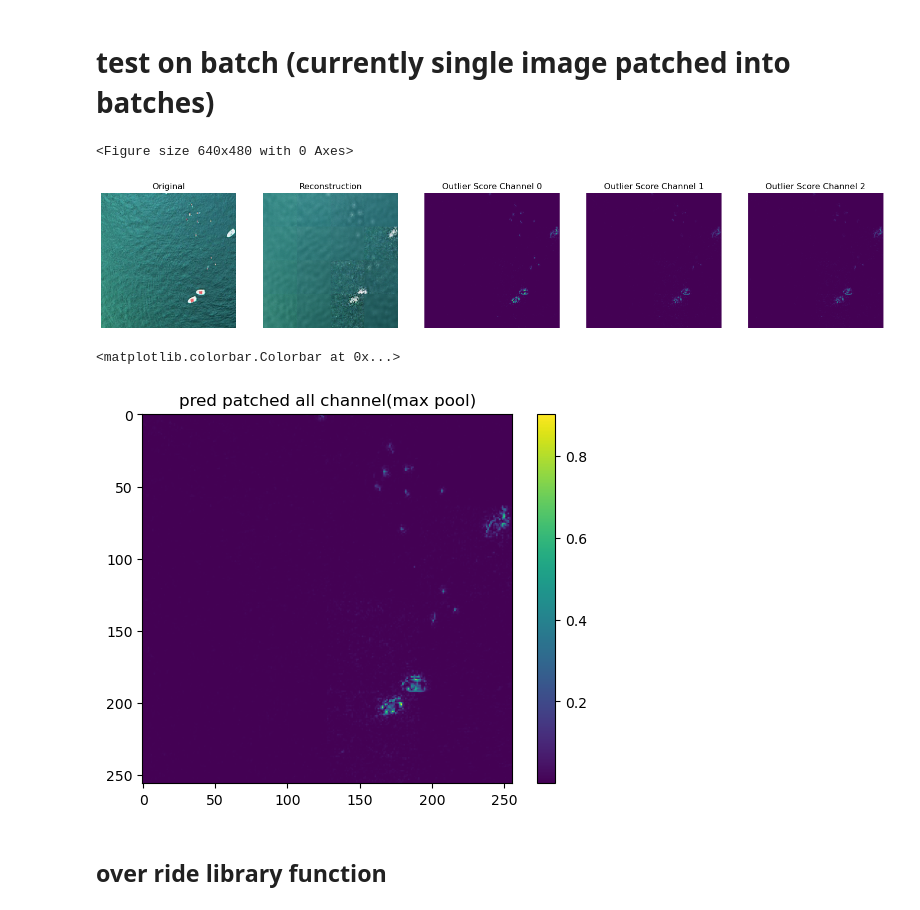
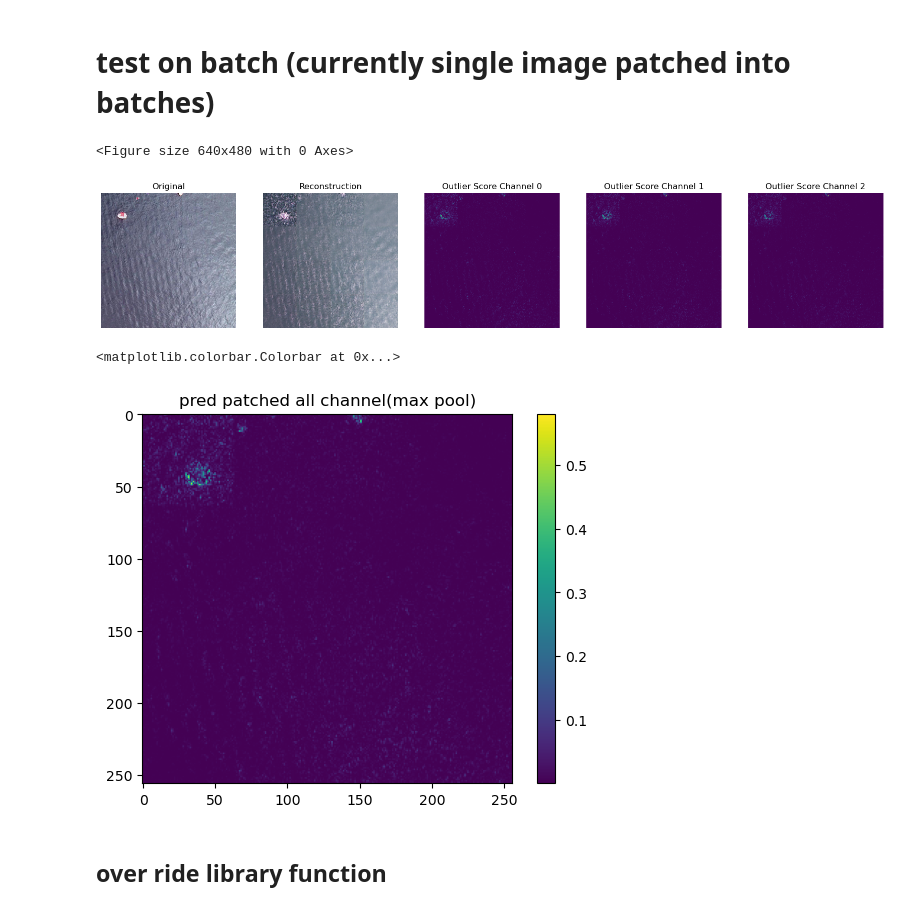
Before and after one commit to ahmadSum1/NTNU_mscThesis, a Jupyter notebook: 264_alibinet_outlier_detection_skb_smallNet.ipynb, the cells around one changed output. Cells and saved outputs as stored; diff of their text form; code cells hidden in the pictures.

```diff
--- a/264_alibinet_outlier_detection_skb_smallNet.ipynb
+++ b/264_alibinet_outlier_detection_skb_smallNet.ipynb
@@ -597,7 +597,7 @@ Is this image an outlier (0 for NO and 1 for YES)? 1
 
 img_patches, indices = resize_patch("datasets/bad/12_jpg.rf.3e89e71970211bfc29395fc2a8524c99.jpg")
 img_patches, indices = resize_patch("datasets/mixed/47_jpg.rf.e9ddd312d9bce1895776d1c2a1c19f94.jpg")
-# img_patches, indices = resize_patch("datasets/bad/8_jpg.rf.b9f95418c204e14db64bc06bcf057d94.jpg")
+img_patches, indices = resize_patch("datasets/bad/8_jpg.rf.b9f95418c204e14db64bc06bcf057d94.jpg")
 # img_patches, indices = resize_patch("aerial-shot-shoreline.jpg")
 
 emp = EMPatches()
@@ -621,36 +621,36 @@ merged_pred = emp.merge_patches(Y_masks_list, indices, mode='avg')
 Y['data']['feature_score'] = merged_pred[np.newaxis]
 
 
 
 X_p_recon = od.vae(X_p).numpy()
 
 X_recon = emp.merge_patches([*X_p_recon], indices, mode='avg')
 
 
 
 plt.figure()
 # plt.colorbar()
 plot_feature_outlier_image(Y,
                            X[np.newaxis],
                            X_recon=X_recon[np.newaxis],
                            instance_ids=[0],  # pass a list with indices of instances to display
                            max_instances=16,  # max nb of instances to display
                            outliers_only=False)  # only show outlier predictions
 
 # plt.colorbar()
 plt.show()
 ##############################
 
 
 plt.figure()
 plt.imshow(merged_pred.max(axis=2))
 plt.title("pred patched all channel(max pool)")
 plt.colorbar()
 # %% [output]
 <Figure size 640x480 with 0 Axes>
-[figure, old version]
+[figure, new version]
 <matplotlib.colorbar.Colorbar at 0x...>
-[figure, old version]
+[figure, new version]
 # %% [markdown]
 ## over ride library function
 # %%
```
Also changed, not shown: parts of 2 cells of this notebook, 10 other files.
